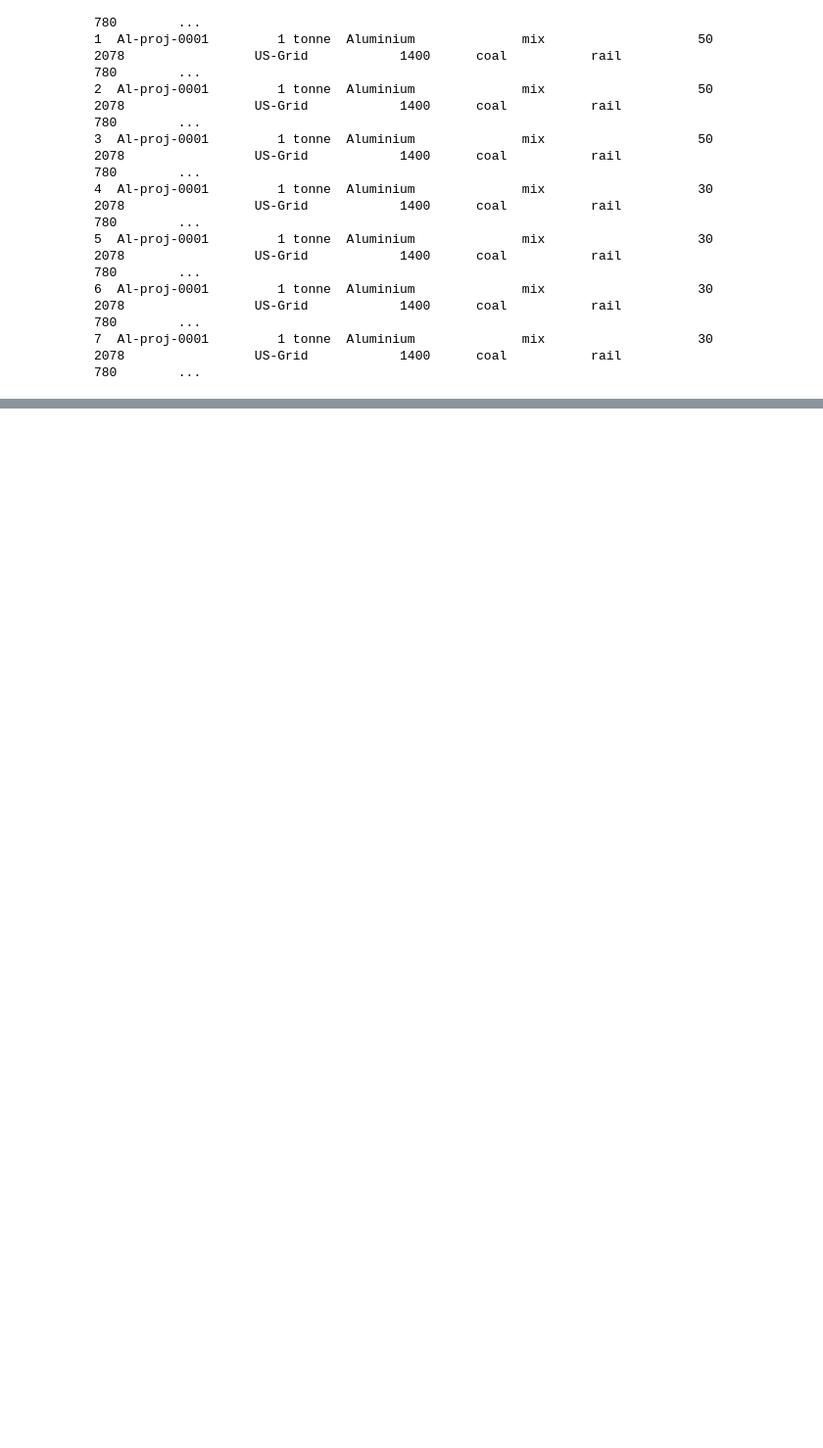
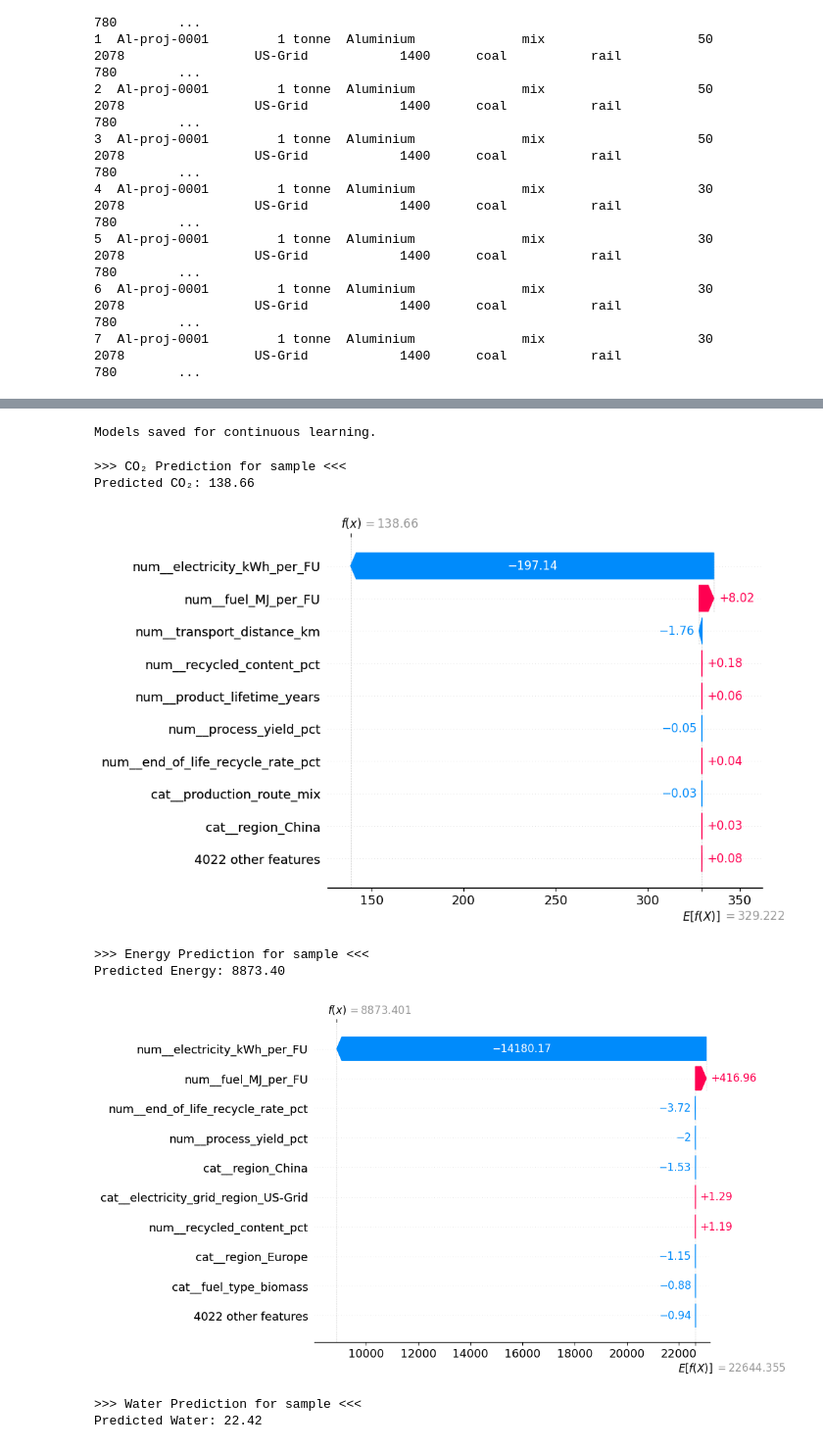
Before and after one commit to ravindran-dev/mining-lca-ai, a Jupyter notebook: ml_model/lca_process_evaluation_ml.ipynb, the cells around one changed output, grey strips where cells are left out. Shown: that part at 98% size. Saved outputs shown, nothing was run; the diff lists cells and outputs as text; code cells hidden in the pictures; blank space fills up the shorter version.

Commit message:
ml model updated with new features

```diff
--- a/ml_model/lca_process_evaluation_ml.ipynb
+++ b/ml_model/lca_process_evaluation_ml.ipynb
@@ -356,0 +376,43 @@ print(recommendations)
+# %%
+# Step 7: Continuous Learning (Save/Reload)
+# =========================
+joblib.dump(reg_co2, "reg_co2.pkl")
+joblib.dump(preprocessor, "preprocessor.pkl")
+print("\nModels saved for continuous learning.")
+# %% [output]
+Models saved for continuous learning.
+# %%
+import shap
+import matplotlib.pyplot as plt
+
+# Fast SHAP local explainability for a single user input
+models = {
+    "CO₂": reg_co2,
+    "Energy": reg_energy,
+    "Water": reg_water
+}
+
+# Prepare one sample (first row)
+sample = X.iloc[[0]]
+sample_proc = preprocessor.transform(sample)
+if hasattr(sample_proc, "toarray"):
+    sample_proc = sample_proc.toarray()
+
+feature_names = preprocessor.get_feature_names_out()
+
+for name, model in models.items():
+    print(f"\n>>> {name} Prediction for sample <<<")
+    pred = model.predict(sample_proc)[0]
+    print(f"Predicted {name}: {pred:.2f}")
+    explainer = shap.TreeExplainer(model)
+    shap_values = explainer.shap_values(sample_proc)
+    shap.plots._waterfall.waterfall_legacy(explainer.expected_value[0], shap_values[0], feature_names=feature_names)
+# %% [output]
+>>> CO₂ Prediction for sample <<<
+Predicted CO₂: 138.66
+[figure, added]
+>>> Energy Prediction for sample <<<
+Predicted Energy: 8873.40
+[figure, added]
+>>> Water Prediction for sample <<<
+Predicted Water: 22.42
```
Also changed, not shown: parts of 6 cells of this notebook, 2 other files.
